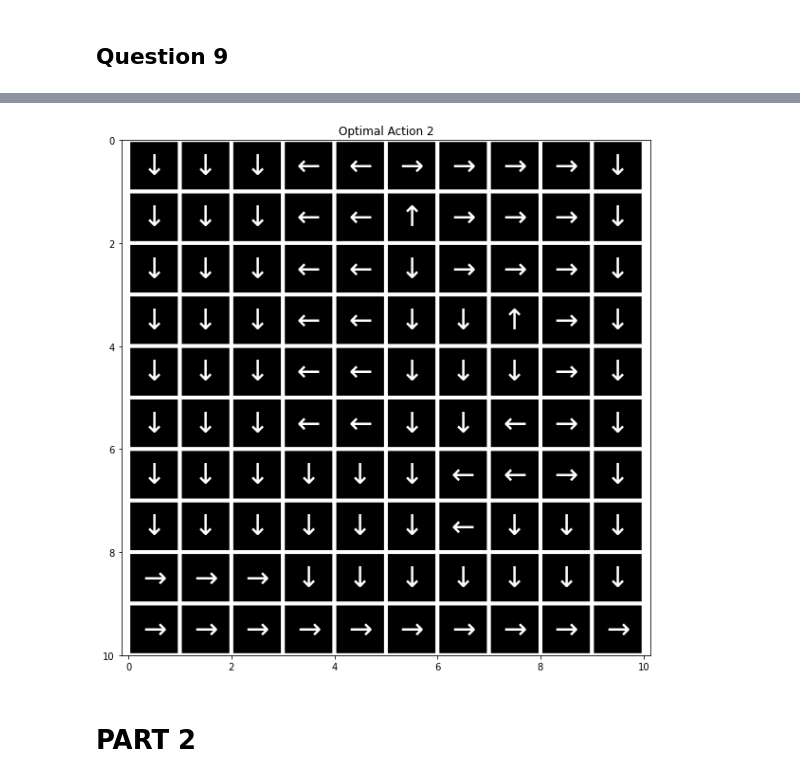
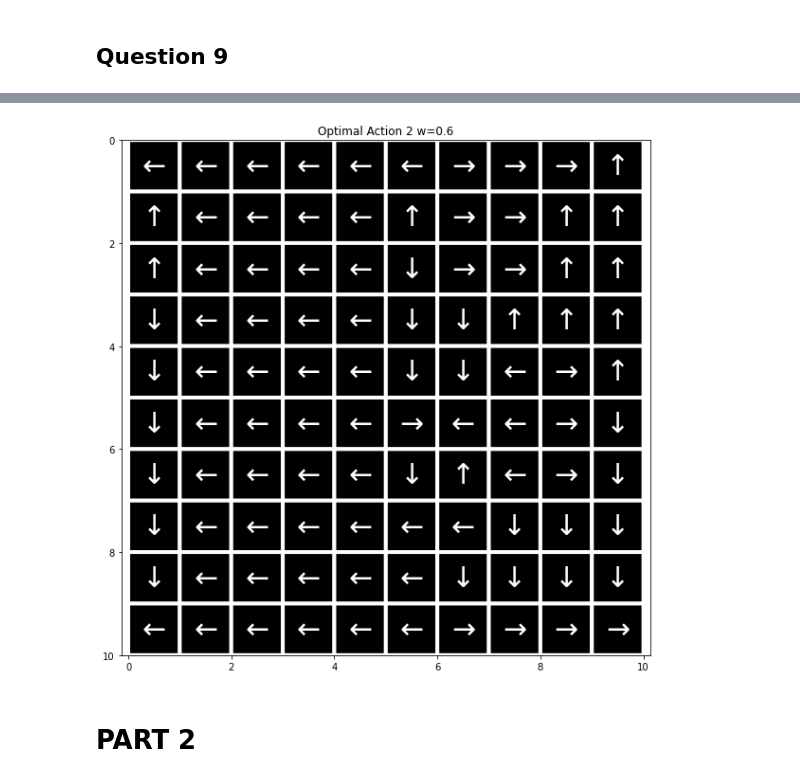
Before and after one commit to mlpotter/ECENGR232E-80, a Jupyter notebook: project_3/project3_MLP.ipynb, the cells around one changed output, grey strips where cells are left out. Cells and saved outputs as stored; diff of their text form; code cells hidden in the pictures.

```diff
--- a/project_3/project3_MLP.ipynb
+++ b/project_3/project3_MLP.ipynb
@@ -23,25 +27,15 @@ def create_MDP2():
 
     # create the corresponding reward functions
     R = np.zeros((10,10))
-    R[1:6,4] = -100
-    R[1,5] = -100
-    R[1:3,6] = -100
-    R[7:8,6] = -100
+    R[1:7,4] = -100
+    R[3:8,8] = -100
+    R[1,5:7] = -100
+    R[1:4,6] = -100
     R[3,7] = -100
+    R[7:9,6] = -100
     R[7,7] = -100
-    R[3:7,8] = -100
     R[9,9] = 10
 
-    #--Michael's original, some typos--
-    #R[1:7,4] = -100
-    #R[3:8,8] = -100
-    #R[1,5:7] = -100
-    #R[1:4,6] = -100
-    #R[3,7] = -100
-    #R[7:9,6] = -100
-    #R[7,7] = -100
-    #R[9,9] = 10
-
     return (S,R)
 # %%
 def create_heatmap(X,title="Empty"):
@@ -416,3 +491,12 @@ plt.show()
 [figure]
 # %% [markdown]
 ## Question 9
+# %%
+w = .6
+N_actions = 4
+discount_factor = 0.8
+
+environment2_modified = RL_environment(S2,R2,N_actions,w)
+# %%
+threshold = 1e-2
+V2_modified,policy2_modified = value_iteration(environment2_modified,threshold,discount_factor)
@@ -419,8 +508,8 @@ plt.show()
 # %%
 plt.figure(figsize=(10,10))
-create_policymap(policy2,"Optimal Action 2")
+create_policymap(policy2_modified,"Optimal Action 2 w=0.6")
 # %% [output]
-[figure, old version]
+[figure, new version]
 # %% [markdown]
 # PART 2
 # %% [markdown]
```
Also changed, not shown: parts of 33 cells of this notebook.
